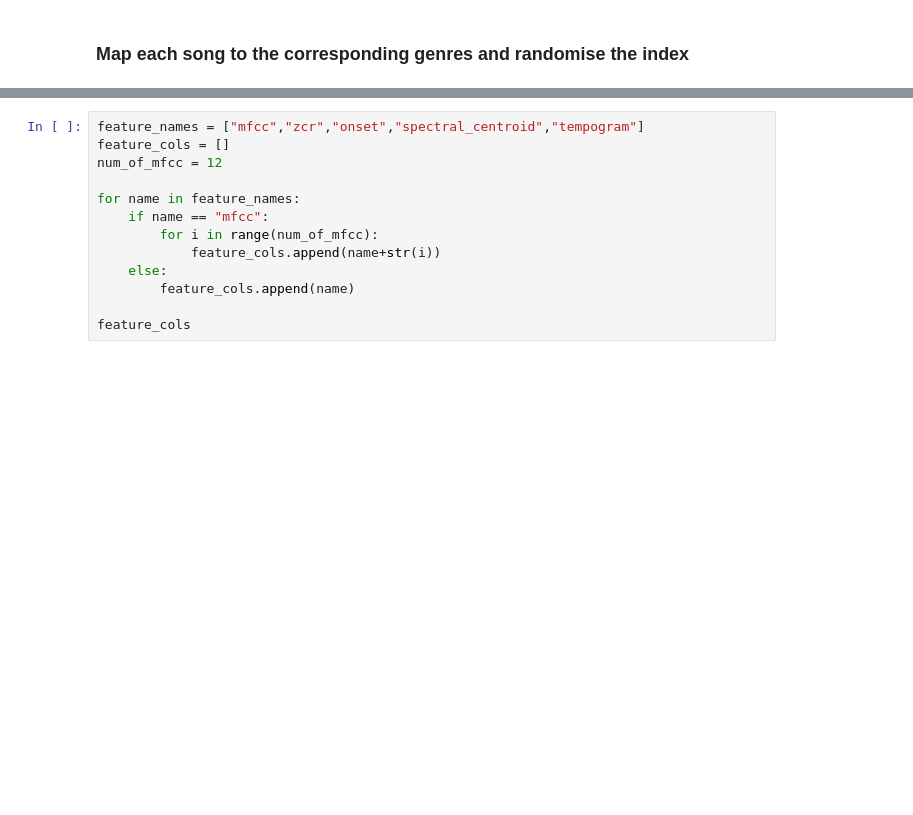
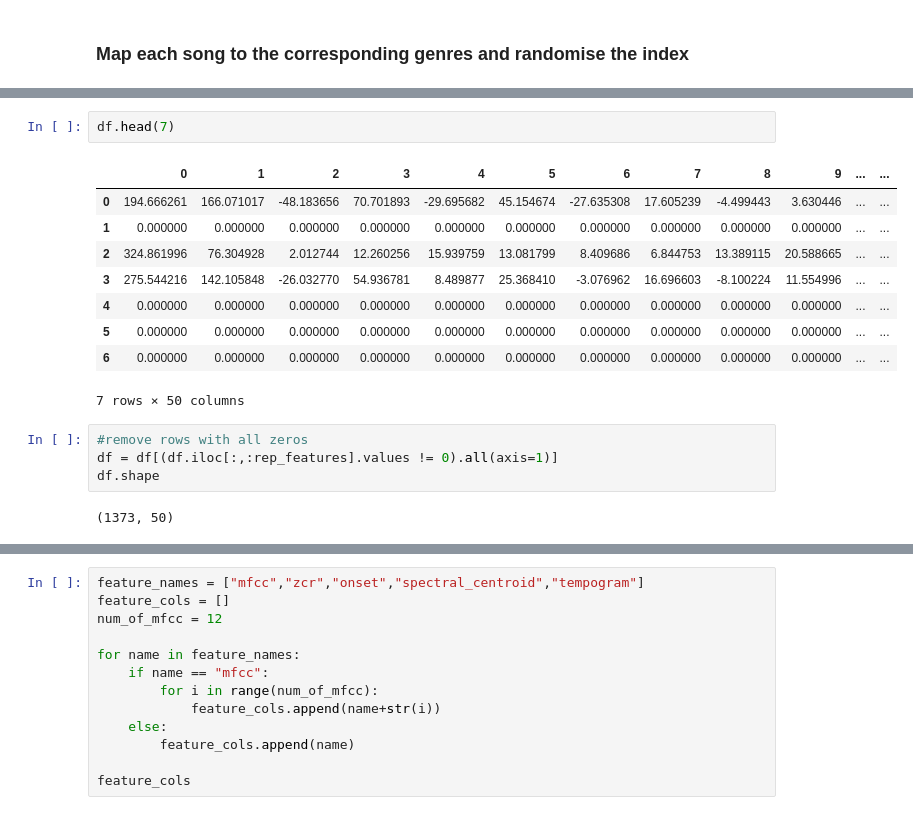
Before and after one commit to Chibukach/mir-fma, a Jupyter notebook: FullSongExtractionMachineLearning.ipynb, the cells around one changed output, grey strips where cells are left out. Saved outputs shown, nothing was run; the diff lists cells and outputs as text; blank space fills up the shorter version.

```diff
--- a/FullSongExtractionMachineLearning.ipynb
+++ b/FullSongExtractionMachineLearning.ipynb
@@ -56,0 +57,18 @@ temp_df.shape
+# %%
+df.head(7)
+# %% [output]
+|  | 0 | 1 | 2 | 3 | 4 | 5 | 6 | 7 | 8 | 9 | ... | ... |
+| 0 | 194.666261 | 166.071017 | -48.183656 | 70.701893 | -29.695682 | 45.154674 | -27.635308 | 17.605239 | -4.499443 | 3.630446 | ... | ... |
+| 1 | 0.000000 | 0.000000 | 0.000000 | 0.000000 | 0.000000 | 0.000000 | 0.000000 | 0.000000 | 0.000000 | 0.000000 | ... | ... |
+| 2 | 324.861996 | 76.304928 | 2.012744 | 12.260256 | 15.939759 | 13.081799 | 8.409686 | 6.844753 | 13.389115 | 20.588665 | ... | ... |
+| 3 | 275.544216 | 142.105848 | -26.032770 | 54.936781 | 8.489877 | 25.368410 | -3.076962 | 16.696603 | -8.100224 | 11.554996 | ... | ... |
+| 4 | 0.000000 | 0.000000 | 0.000000 | 0.000000 | 0.000000 | 0.000000 | 0.000000 | 0.000000 | 0.000000 | 0.000000 | ... | ... |
+| 5 | 0.000000 | 0.000000 | 0.000000 | 0.000000 | 0.000000 | 0.000000 | 0.000000 | 0.000000 | 0.000000 | 0.000000 | ... | ... |
+| 6 | 0.000000 | 0.000000 | 0.000000 | 0.000000 | 0.000000 | 0.000000 | 0.000000 | 0.000000 | 0.000000 | 0.000000 | ... | ... |
+7 rows × 50 columns
+# %%
+#remove rows with all zeros
+df = df[(df.iloc[:,:rep_features].values != 0).all(axis=1)]
+df.shape
+# %% [output]
+(1373, 50)
```
Also changed, not shown: parts of 51 cells of this notebook, 3 other files.
